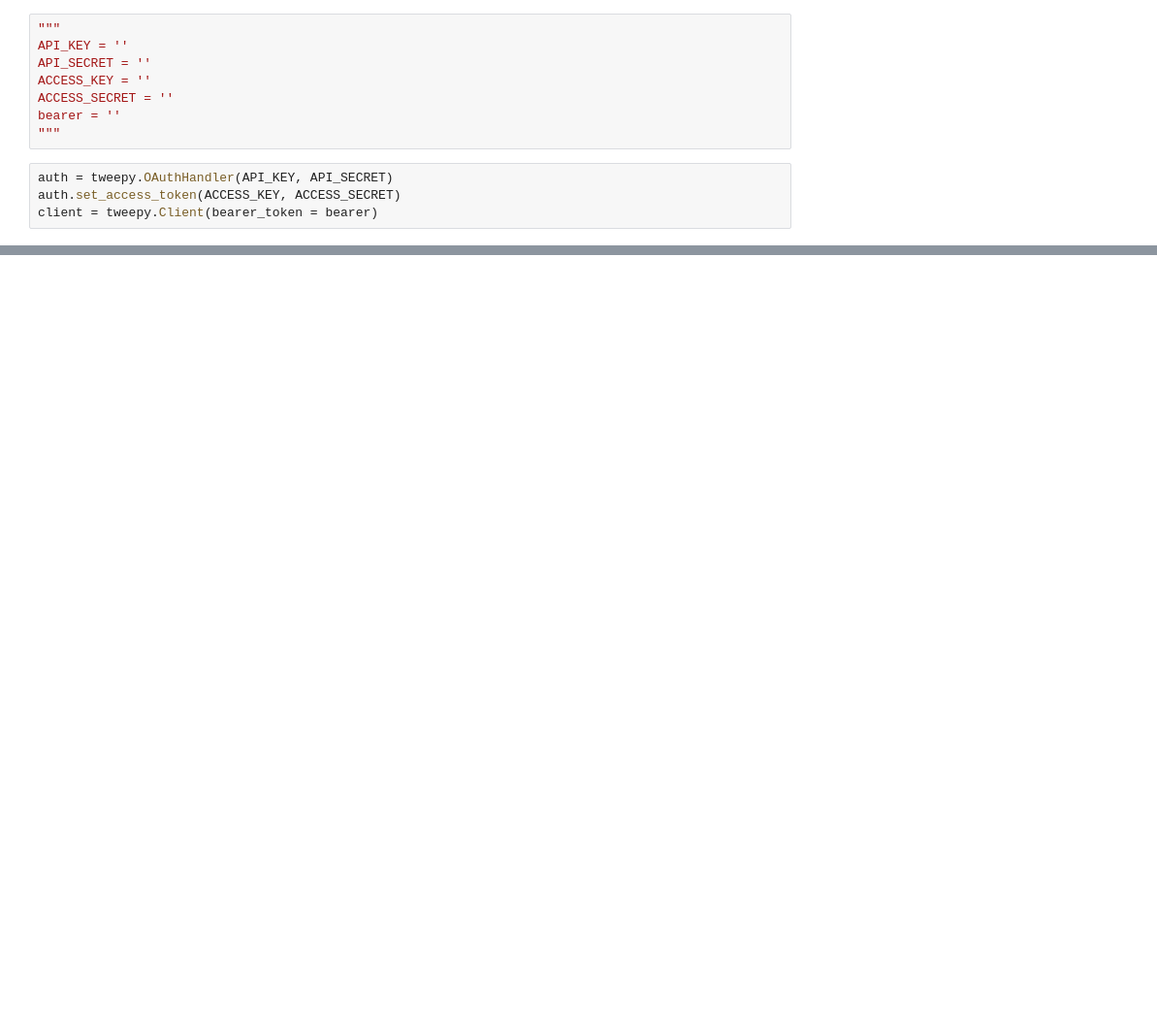
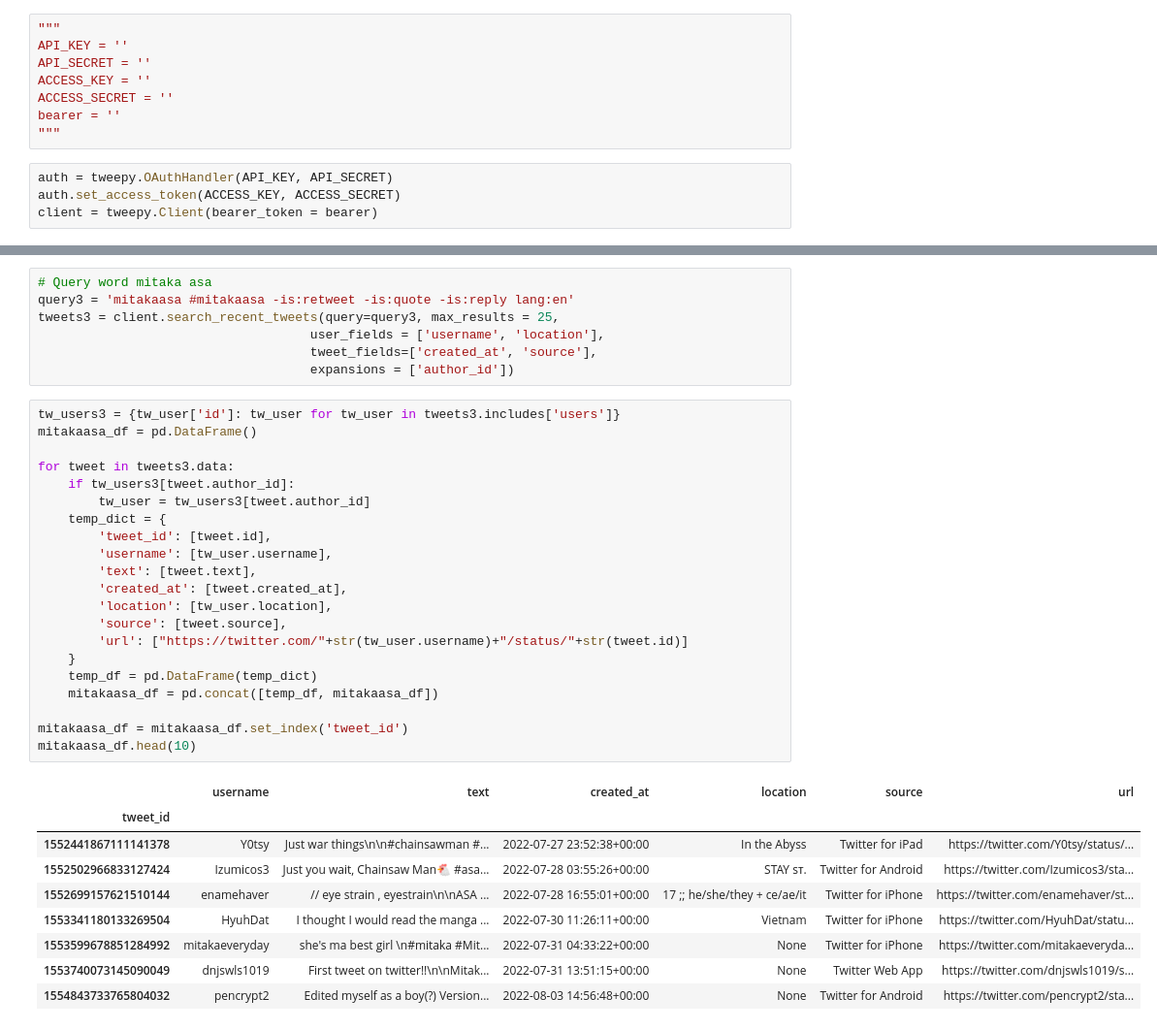
Before and after one commit to leelina024/tw_mitaka, a Jupyter notebook: main.ipynb, the cells around one changed output, grey strips where cells are left out. Shown at 97% size. Drawn from its saved outputs; the diff is of its cells as text; blank space fills up the shorter version.

```diff
--- a/main.ipynb
+++ b/main.ipynb
@@ -77,0 +107,38 @@ If you want to live, your body will be mine -war devil
+# %%
+# Query word mitaka asa
+query3 = 'mitakaasa #mitakaasa -is:retweet -is:quote -is:reply lang:en'
+tweets3 = client.search_recent_tweets(query=query3, max_results = 25,
+                                    user_fields = ['username', 'location'],
+                                    tweet_fields=['created_at', 'source'],
+                                    expansions = ['author_id'])
+# %%
+tw_users3 = {tw_user['id']: tw_user for tw_user in tweets3.includes['users']}
+mitakaasa_df = pd.DataFrame()
+
+for tweet in tweets3.data:
+    if tw_users3[tweet.author_id]:
+        tw_user = tw_users3[tweet.author_id]
+    temp_dict = {
+        'tweet_id': [tweet.id],
+        'username': [tw_user.username],
+        'text': [tweet.text],
+        'created_at': [tweet.created_at],
+        'location': [tw_user.location],
+        'source': [tweet.source],
+        'url': ["https://twitter.com/"+str(tw_user.username)+"/status/"+str(tweet.id)]
+    }
+    temp_df = pd.DataFrame(temp_dict)
+    mitakaasa_df = pd.concat([temp_df, mitakaasa_df])
+
+mitakaasa_df = mitakaasa_df.set_index('tweet_id')
+mitakaasa_df.head(10)
+# %% [output]
+|  | username | text | created_at | location | source | url |
+| tweet_id |  |  |  |  |  |  |
+| 1552441867111141378 | Y0tsy | Just war things\n\n#chainsawman #... | 2022-07-27 23:52:38+00:00 | In the Abyss | Twitter for iPad | https://twitter.com/Y0tsy/status/... |
+| 1552502966833127424 | Izumicos3 | Just you wait, Chainsaw Man🐔 #asa... | 2022-07-28 03:55:26+00:00 | STAY sᴛ. | Twitter for Android | https://twitter.com/Izumicos3/sta... |
+| 1552699157621510144 | enamehaver | // eye strain , eyestrain\n\nASA ... | 2022-07-28 16:55:01+00:00 | 17 ;; he/she/they + ce/ae/it | Twitter for iPhone | https://twitter.com/enamehaver/st... |
+| 1553341180133269504 | HyuhDat | I thought I would read the manga ... | 2022-07-30 11:26:11+00:00 | Vietnam | Twitter for iPhone | https://twitter.com/HyuhDat/statu... |
+| 1553599678851284992 | mitakaeveryday | she's ma best girl \n#mitaka #Mit... | 2022-07-31 04:33:22+00:00 | None | Twitter for iPhone | https://twitter.com/mitakaeveryda... |
+| 1553740073145090049 | dnjswls1019 | First tweet on twitter!!\n\nMitak... | 2022-07-31 13:51:15+00:00 | None | Twitter Web App | https://twitter.com/dnjswls1019/s... |
+| 1554843733765804032 | pencrypt2 | Edited myself as a boy(?) Version... | 2022-08-03 14:56:48+00:00 | None | Twitter for Android | https://twitter.com/pencrypt2/sta... |
```
Also changed, not shown: parts of 8 cells of this notebook.
